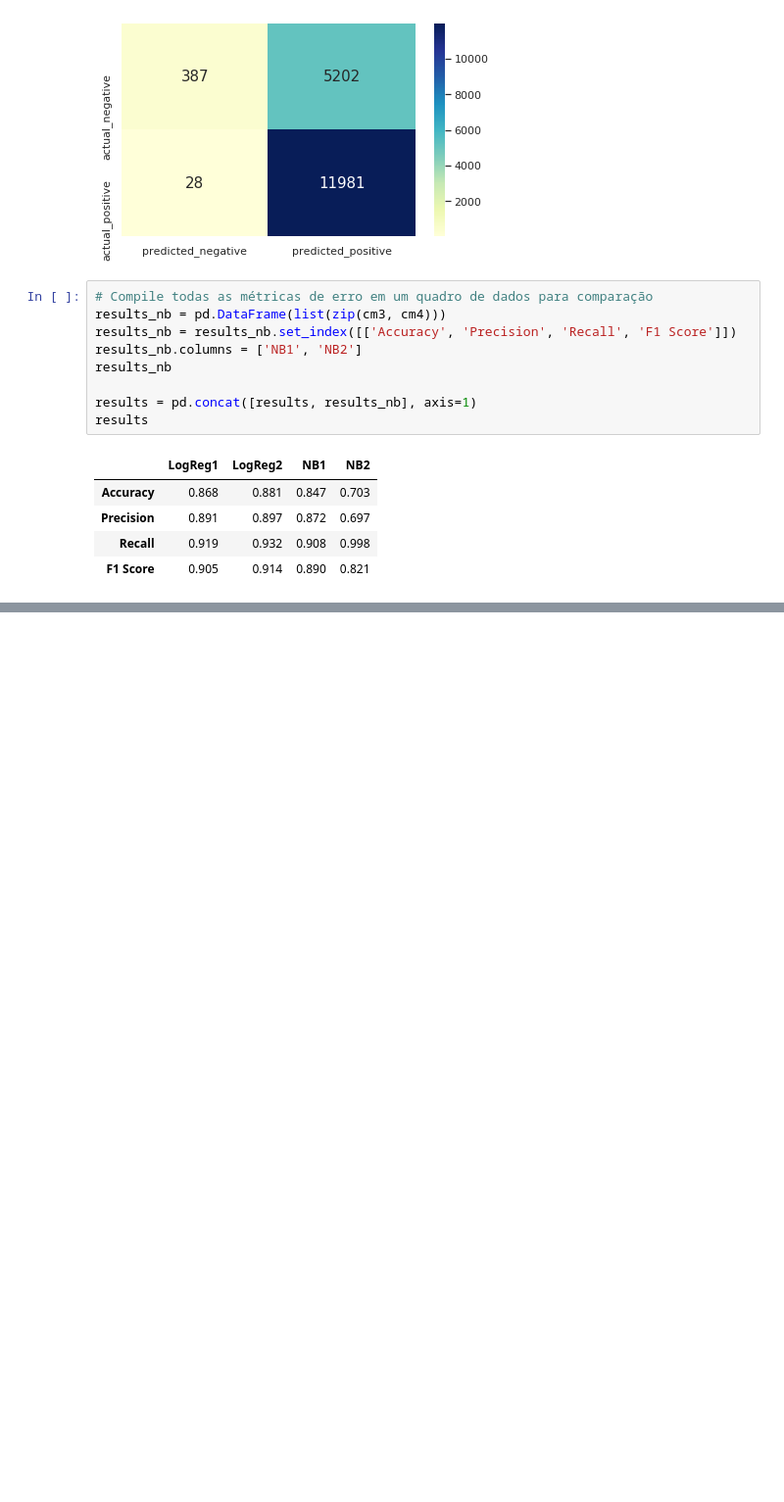
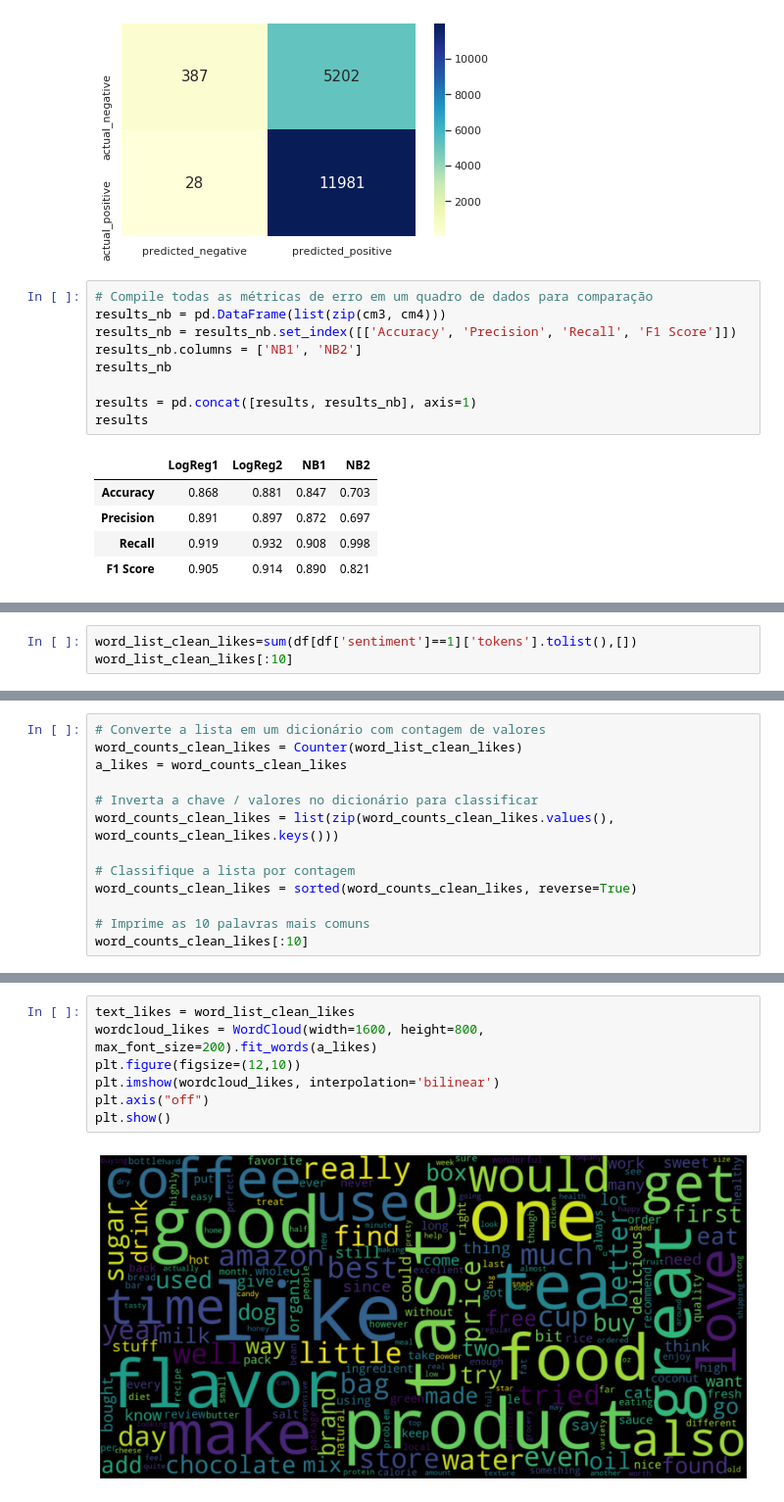
Before and after one commit to niltonmalves/AmazonFineFoodReviews, a Jupyter notebook: AmazonFineFoodReviews.ipynb, the cells around one changed output, grey strips where cells are left out. Shown at 98% size. Drawn from its saved outputs; the diff is of its cells as text; blank space fills up the shorter version.

```diff
--- a/AmazonFineFoodReviews.ipynb
+++ b/AmazonFineFoodReviews.ipynb
@@ -502,0 +648,3 @@ results
+# %%
+word_list_clean_likes=sum(df[df['sentiment']==1]['tokens'].tolist(),[])
+word_list_clean_likes[:10]
@@ -502,0 +662,13 @@ results
+# %%
+# Converte a lista em um dicionário com contagem de valores
+word_counts_clean_likes = Counter(word_list_clean_likes)
+a_likes = word_counts_clean_likes
+
+# Inverta a chave / valores no dicionário para classificar
+word_counts_clean_likes = list(zip(word_counts_clean_likes.values(), word_counts_clean_likes.keys()))
+
+# Classifique a lista por contagem
+word_counts_clean_likes = sorted(word_counts_clean_likes, reverse=True)
+
+# Imprime as 10 palavras mais comuns
+word_counts_clean_likes[:10]
@@ -502,0 +686,9 @@ results
+# %%
+text_likes = word_list_clean_likes
+wordcloud_likes = WordCloud(width=1600, height=800, max_font_size=200).fit_words(a_likes)
+plt.figure(figsize=(12,10))
+plt.imshow(wordcloud_likes, interpolation='bilinear')
+plt.axis("off")
+plt.show()
+# %% [output]
+[figure, added]
```
Also changed, not shown: parts of 13 cells of this notebook.
